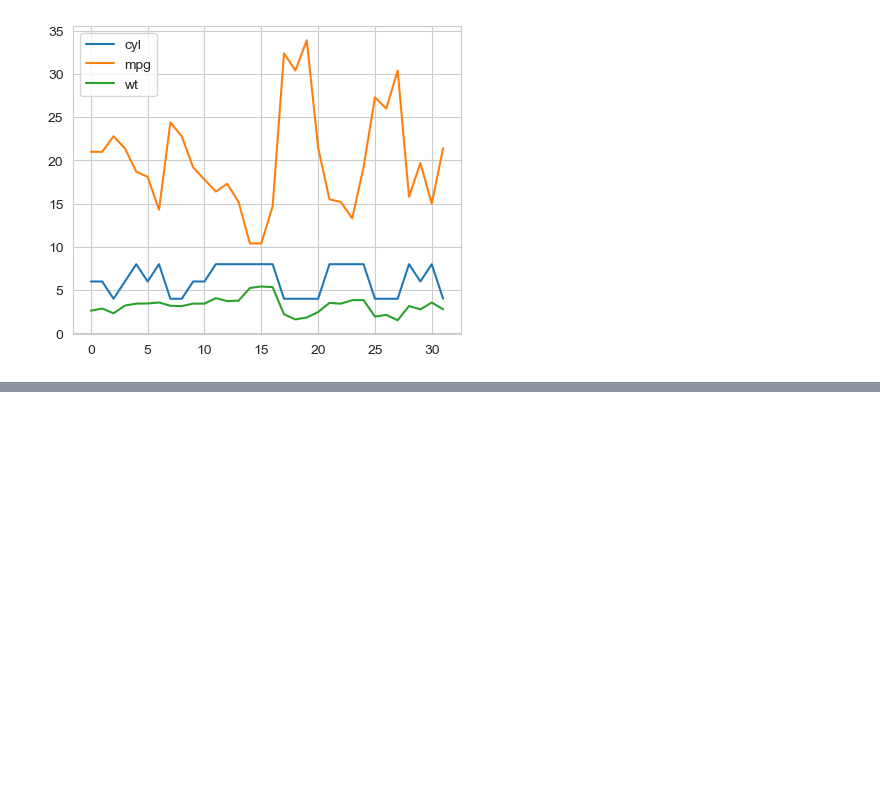
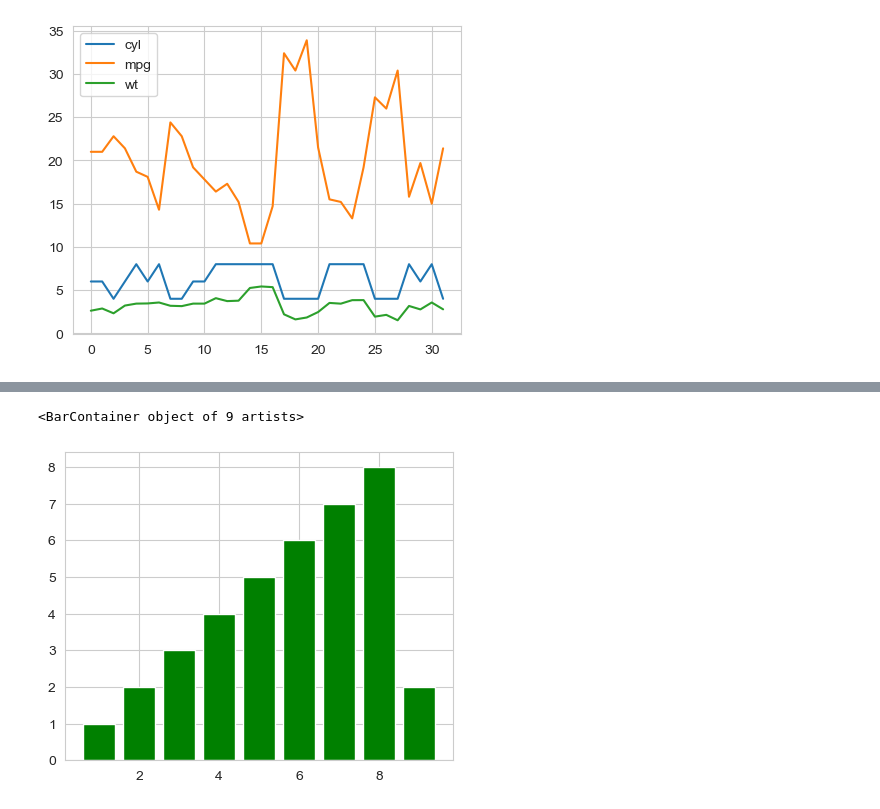
Before and after one commit to JzBreno/PythonV, a Jupyter notebook: Python_para_ciencia_de_dados/PandasLab/graficos.ipynb, the cells around one changed output, grey strips where cells are left out. Saved outputs shown, nothing was run; the diff lists cells and outputs as text; code cells hidden in the pictures; blank space fills up the shorter version.

```diff
--- a/Python_para_ciencia_de_dados/PandasLab/graficos.ipynb
+++ b/Python_para_ciencia_de_dados/PandasLab/graficos.ipynb
@@ -33,0 +68,8 @@ df.plot()
+# %%
+#formatando graficos
+x = range(1,10)
+y = [1,2,3,4,5,6,7,8,2]
+plt.bar(x,y, color='green')
+# %% [output]
+<BarContainer object of 9 artists>
+[figure, added]
```
Also changed, not shown: parts of 3 cells of this notebook, 2 other files.
